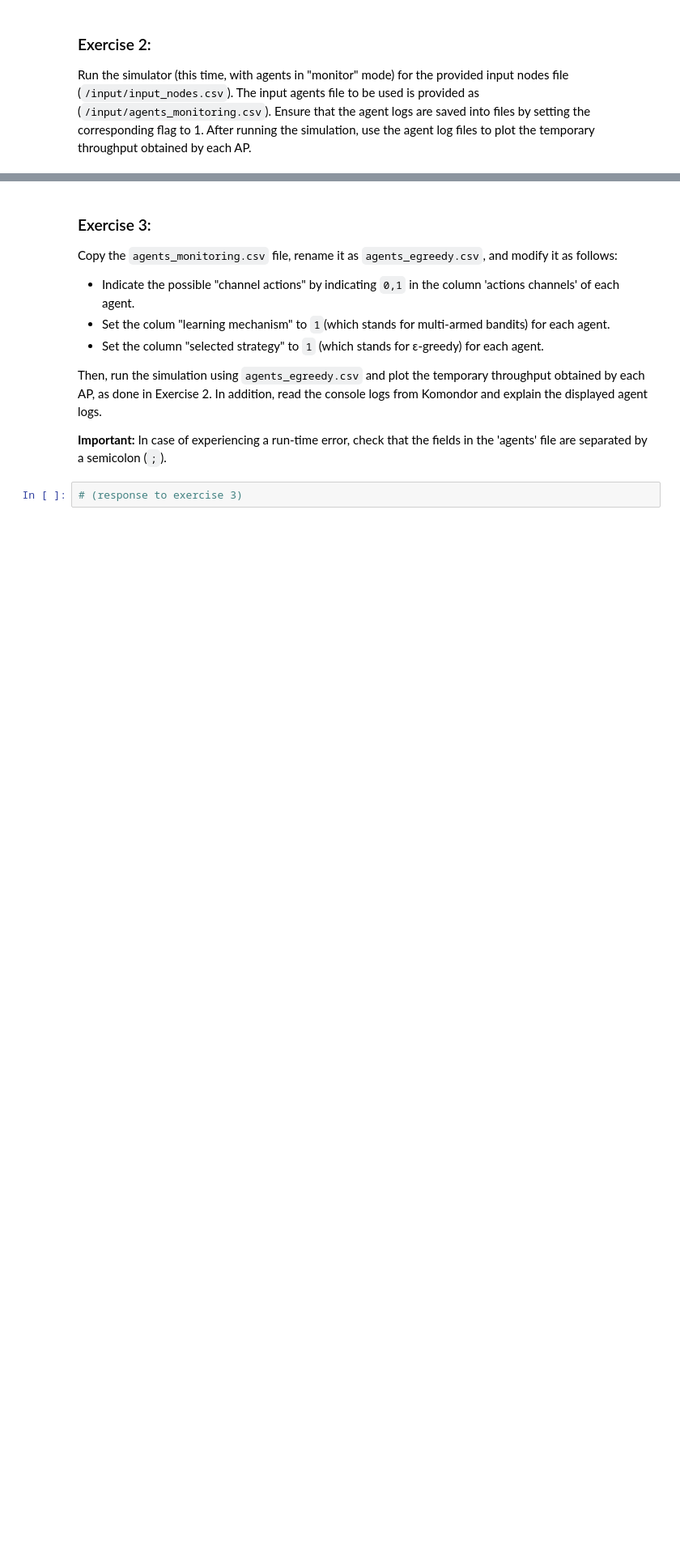
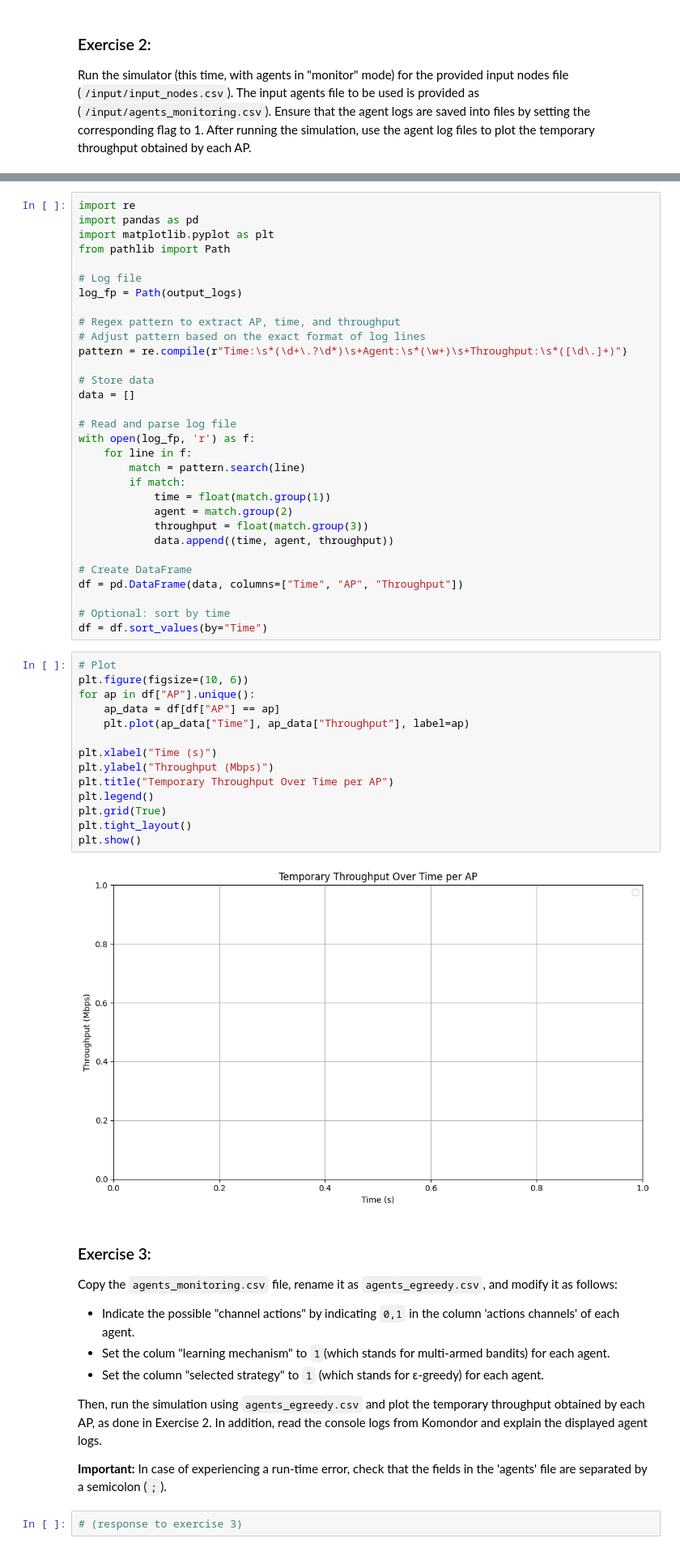
Before and after one commit to jordiestevee/ML4Net-2025, a Jupyter notebook: Lab1/AAX_Lab1.ipynb, the cells around one changed output, grey strips where cells are left out. Shown at 81% size. Cells and saved outputs as stored; diff of their text form; blank space fills up the shorter version.

```diff
--- a/Lab1/AAX_Lab1.ipynb
+++ b/Lab1/AAX_Lab1.ipynb
@@ -447,3 +507,50 @@ Run the simulator (this time, with agents in "monitor" mode) for the provided in
+# %%
+import re
+import pandas as pd
+import matplotlib.pyplot as plt
+from pathlib import Path
+
+# Log file
+log_fp = Path(output_logs)
+
+# Regex pattern to extract AP, time, and throughput
+# Adjust pattern based on the exact format of log lines
+pattern = re.compile(r"Time:\s*(\d+\.?\d*)\s+Agent:\s*(\w+)\s+Throughput:\s*([\d\.]+)")
+
+# Store data
+data = []
+
+# Read and parse log file
+with open(log_fp, 'r') as f:
+    for line in f:
+        match = pattern.search(line)
+        if match:
+            time = float(match.group(1))
+            agent = match.group(2)
+            throughput = float(match.group(3))
+            data.append((time, agent, throughput))
+
+# Create DataFrame
+df = pd.DataFrame(data, columns=["Time", "AP", "Throughput"])
+
+# Optional: sort by time
+df = df.sort_values(by="Time")
+# %%
+# Plot
+plt.figure(figsize=(10, 6))
+for ap in df["AP"].unique():
+    ap_data = df[df["AP"] == ap]
+    plt.plot(ap_data["Time"], ap_data["Throughput"], label=ap)
+
+plt.xlabel("Time (s)")
+plt.ylabel("Throughput (Mbps)")
+plt.title("Temporary Throughput Over Time per AP")
+plt.legend()
+plt.grid(True)
+plt.tight_layout()
+plt.show()
+# %% [output]
+[figure, added]
 # %% [markdown]
 ### Exercise 3:
 
```
Also changed, not shown: parts of 8 cells of this notebook.
